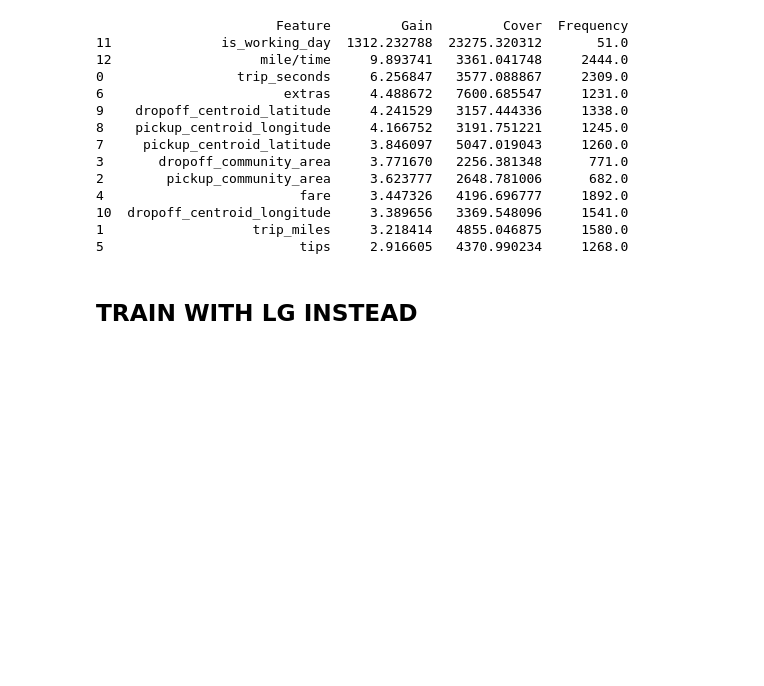
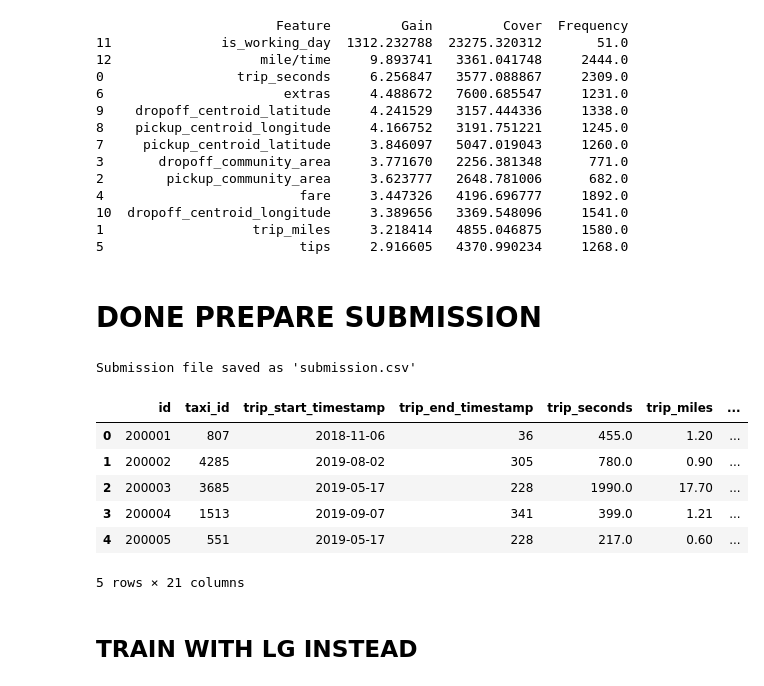
Before and after one commit to TrungNguyen1409/tum-analytics-cup-2020, a Jupyter notebook: challenge-description-and-input-files/van.ipynb, the cells around one changed output. Drawn from its saved outputs; the diff is of its cells as text; code cells hidden in the pictures; blank space fills up the shorter version.

```diff
--- a/challenge-description-and-input-files/van.ipynb
+++ b/challenge-description-and-input-files/van.ipynb
@@ -348,3 +348,5 @@ print(feature_importance_df)
 10  dropoff_centroid_longitude     3.389656   3369.548096     1541.0
 1                   trip_miles     3.218414   4855.046875     1580.0
 5                         tips     2.916605   4370.990234     1268.0
+# %% [markdown]
+# DONE PREPARE SUBMISSION
@@ -351,3 +406,43 @@ print(feature_importance_df)
+# %%
+# Drop unnecessary columns
+dsubmission = test.drop(columns=[
+    'taxi_id', 'trip_start_timestamp', 'trip_end_timestamp',
+    'payment_type', 'tolls', 'id','trip_total','company'
+])
+
+# Encode categorical columns
+for col in test.select_dtypes('object').columns:
+    le = LabelEncoder()
+    test[col] = le.fit_transform(test[col])
+
+dsubmission = xgb.DMatrix(dsubmission)
+
+# Predict probabilities on the test set
+y_pred_prob_xgb = xgb_model.predict(dsubmission)
+
+# Convert probabilities to binary predictions (threshold = 0.2)
+y_pred_submission = (y_pred_prob_xgb >= 0.25).astype(int)
+
+submission = pd.DataFrame({
+    'ID': test['id'],
+    'is_rush_hour': y_pred_submission
+})
+
+# Save to CSV
+submission.to_csv('submission.csv', index=False)
+print("Submission file saved as 'submission.csv'")
+# %% [output]
+Submission file saved as 'submission.csv'
+# %%
+test.head()
+# %% [output]
+|  | id | taxi_id | trip_start_timestamp | trip_end_timestamp | trip_seconds | trip_miles | ... |
+| 0 | 200001 | 807 | 2018-11-06 | 36 | 455.0 | 1.20 | ... |
+| 1 | 200002 | 4285 | 2019-08-02 | 305 | 780.0 | 0.90 | ... |
+| 2 | 200003 | 3685 | 2019-05-17 | 228 | 1990.0 | 17.70 | ... |
+| 3 | 200004 | 1513 | 2019-09-07 | 341 | 399.0 | 1.21 | ... |
+| 4 | 200005 | 551 | 2019-05-17 | 228 | 217.0 | 0.60 | ... |
+5 rows × 21 columns
 # %% [markdown]
 ## TRAIN WITH LG INSTEAD
 # %%
```
Also changed, not shown: parts of 4 cells of this notebook, 4 other files.
